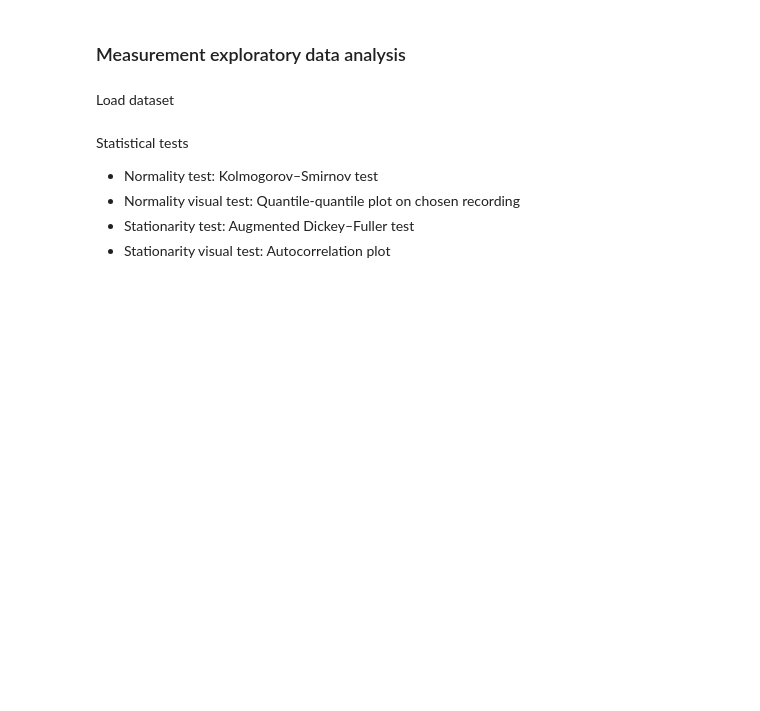
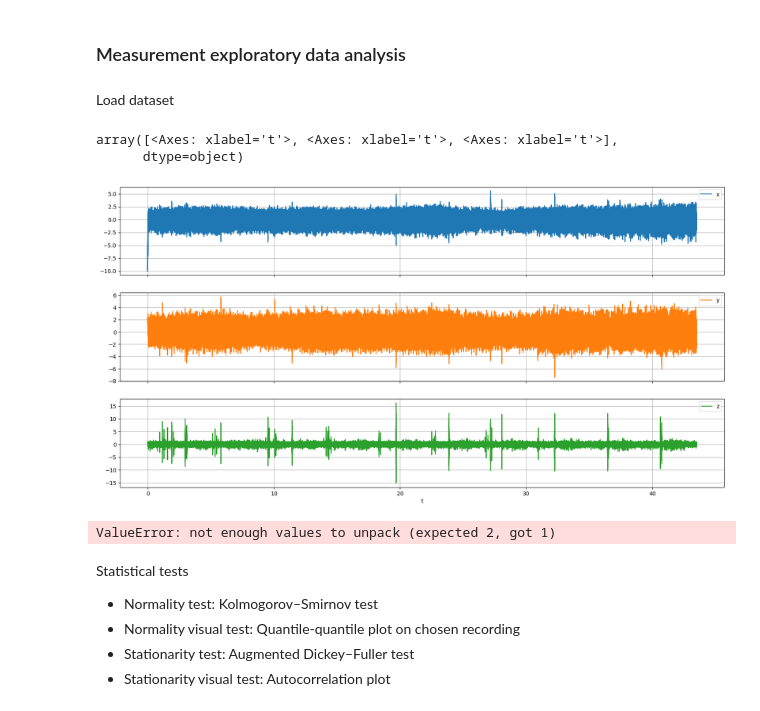
Before and after one commit to etakerim/masters-thesis, a Jupyter notebook: notebooks/ExploratoryAnalysis/EDA.ipynb, the cells around one changed output. Cells and saved outputs as stored; diff of their text form; code cells hidden in the pictures; blank space fills up the shorter version.

```diff
--- a/notebooks/ExploratoryAnalysis/EDA.ipynb
+++ b/notebooks/ExploratoryAnalysis/EDA.ipynb
@@ -202,43 +202,68 @@ elif DEVICE == 'beaglebone-compressor':
 elif DEVICE == 'beaglebone-pump':
     Fs = 2500
     path = '../../inspections/pump-station/trails/'
     files = [
         'bvs_1_hore.tsv', 'bvs_2_hore.tsv'
         #, 'bvs_3_motor.tsv', 'bvs_4_motor.tsv'
     ]
     files = [os.path.join(path, name) for name in files]
     DATASET = beaglebone_dataset(files, Fs)
 
 elif DEVICE == 'beaglebone-refrigerator':
     Fs = 2500
     path = '../../inspections/home-refrigerator/'
     files = [
         'ch1.tsv', 'ch2.tsv', 'ch3.tsv', 'ch4.tsv', 'ch5.tsv'
     ]
     files = [os.path.join(path, name) for name in files]
     DATASET = beaglebone_dataset(files, Fs)
 
 elif DEVICE == 'steval-fan':
-    Fs = 26667
-    path = '../../inspections/fan/'
-    files = ['steval-fan-1.tsv', 'steval-fan-1.tsv']   # min-len=2
+    #Fs = 26667
+    path = '../../inspections/steval/'
+    files = ['9.tsv', 'speed1.tsv', 'speed3.tsv', 'speedup.tsv']   # min-len=2
     files = [os.path.join(path, name) for name in files]
-    DATASET = steval_dataset(files, Fs)
+    #DATASET = steval_dataset(files, Fs)
+
+    g = 9.81
+    columns = ['t', 'x', 'y', 'z']
+    filename = files[0]
+    ts = pd.read_csv(filename, delimiter='\t', index_col=False, header=0, names=columns)
+    base = ts.head(1)['t'].values[0]
+    ts['t'] -= base
+    for dim in ['x', 'y', 'z']:
+        ts[dim] -= ts[dim].mean()
+        ts[dim] = g * (ts[dim] / 1000)
+    ts['t'] /= 1000000000  # ns to s
+    ts.set_index('t', inplace=True)
+    #ts.index *= 3
+    #ts['lag'] = ts.index - ts['t']  # negative lag is bad (samples are dropped)
+    DATASET = ts
 
 elif DEVICE == 'mafaulda-a':
     Fs = mafaulda.FS_HZ
     DATASET = mafaulda_dataset(place='A')
 
 elif DEVICE == 'mafaulda-b':
     Fs = mafaulda.FS_HZ
     DATASET = mafaulda_dataset(place='B')
 
-print(DATASET)
+# Dropped samples
+#DATASET[DATASET['lag'] < 0]
+#DATASET.to_csv('result-dropped.csv')
+DATASET[['x', 'y', 'z']].plot(subplots=True, grid=True, figsize=(20, 10))
+# Plot fs over time
+# %% [output]
+array([<Axes: xlabel='t'>, <Axes: xlabel='t'>, <Axes: xlabel='t'>],
+      dtype=object)
+[figure, added]
 # %%
 for name, ts in DATASET:
     display(Markdown(f'**{name}**'))
     ts.info()
     print()
+# %% [output]
+ValueError: not enough values to unpack (expected 2, got 1)
 # %%
 for name, ts in DATASET:
     display(Markdown(f'**{name}**'))
```
Also changed, not shown: 9 other files.
